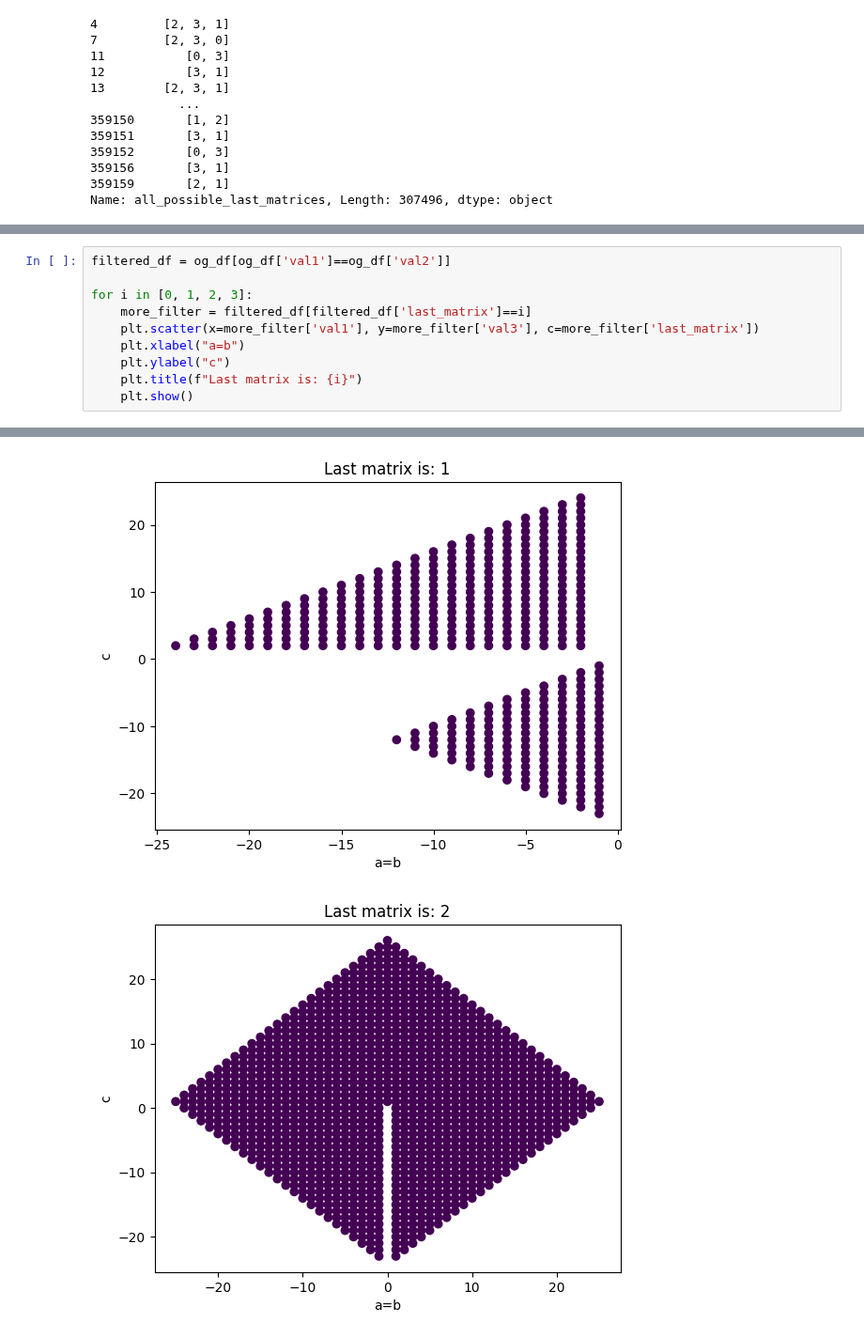
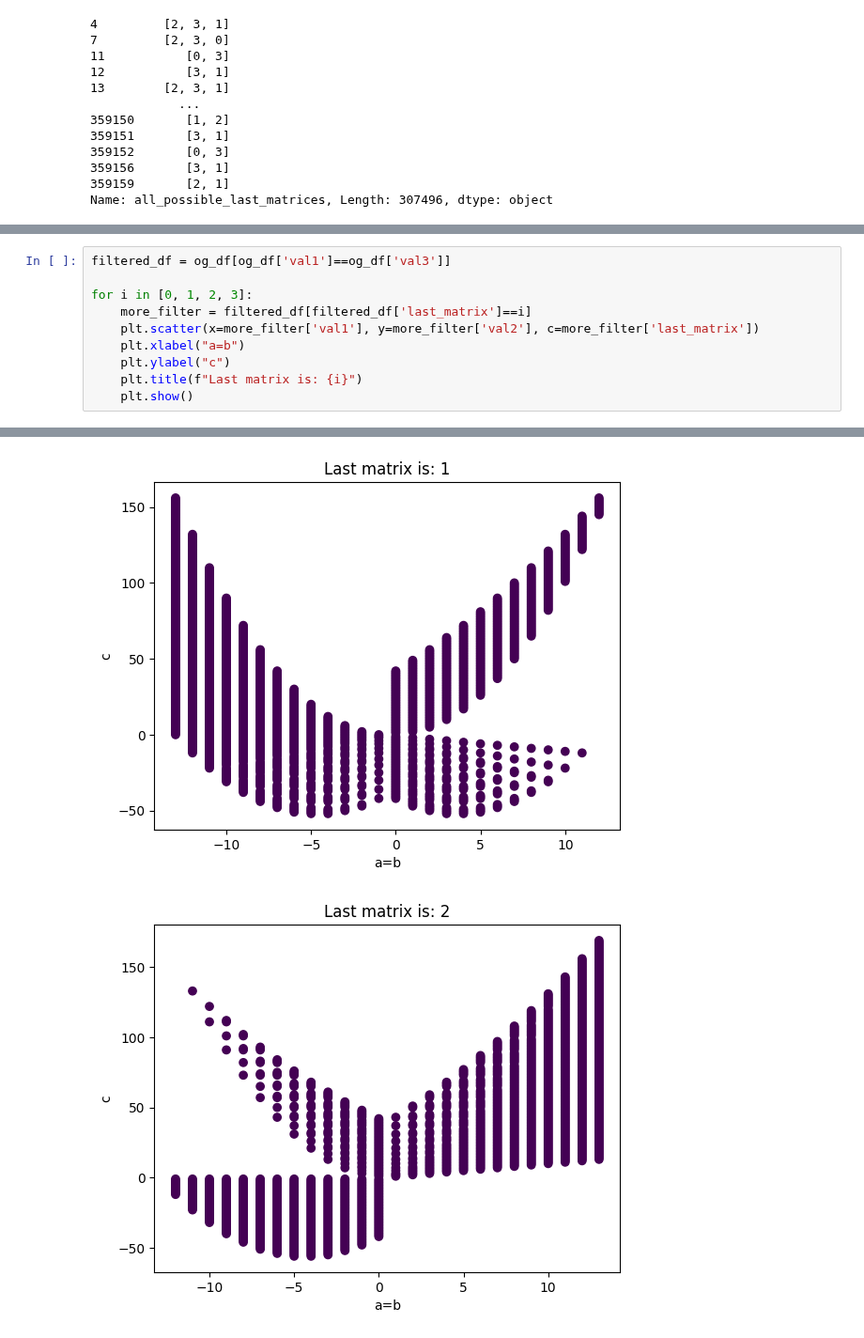
Before and after one commit to MXM-MachineLearning/MXM_AI_Ellenberg, a Jupyter notebook: heisenberg_group/Visualizations/duplicate_paths.ipynb, the cells around one changed output, grey strips where cells are left out. Shown at 94% size. Cells and saved outputs as stored; diff of their text form.

```diff
--- a/heisenberg_group/Visualizations/duplicate_paths.ipynb
+++ b/heisenberg_group/Visualizations/duplicate_paths.ipynb
@@ -108,9 +122,9 @@ plt.scatter(x=parabola['val1'], y=parabola['val3'], c=parabola['last_matrix'])
 # %%
-filtered_df = og_df[og_df['val1']==og_df['val2']]
+filtered_df = og_df[og_df['val1']==og_df['val3']]
 
 for i in [0, 1, 2, 3]:
     more_filter = filtered_df[filtered_df['last_matrix']==i]
-    plt.scatter(x=more_filter['val1'], y=more_filter['val3'], c=more_filter['last_matrix'])
+    plt.scatter(x=more_filter['val1'], y=more_filter['val2'], c=more_filter['last_matrix'])
     plt.xlabel("a=b")
     plt.ylabel("c")
     plt.title(f"Last matrix is: {i}")
@@ -120,2 +134,2 @@ for i in [0, 1, 2, 3]:
-[figure, old version]
+[figure, new version]
-[figure, old version]
+[figure, new version]
```
Also changed, not shown: parts of 6 cells of this notebook.
